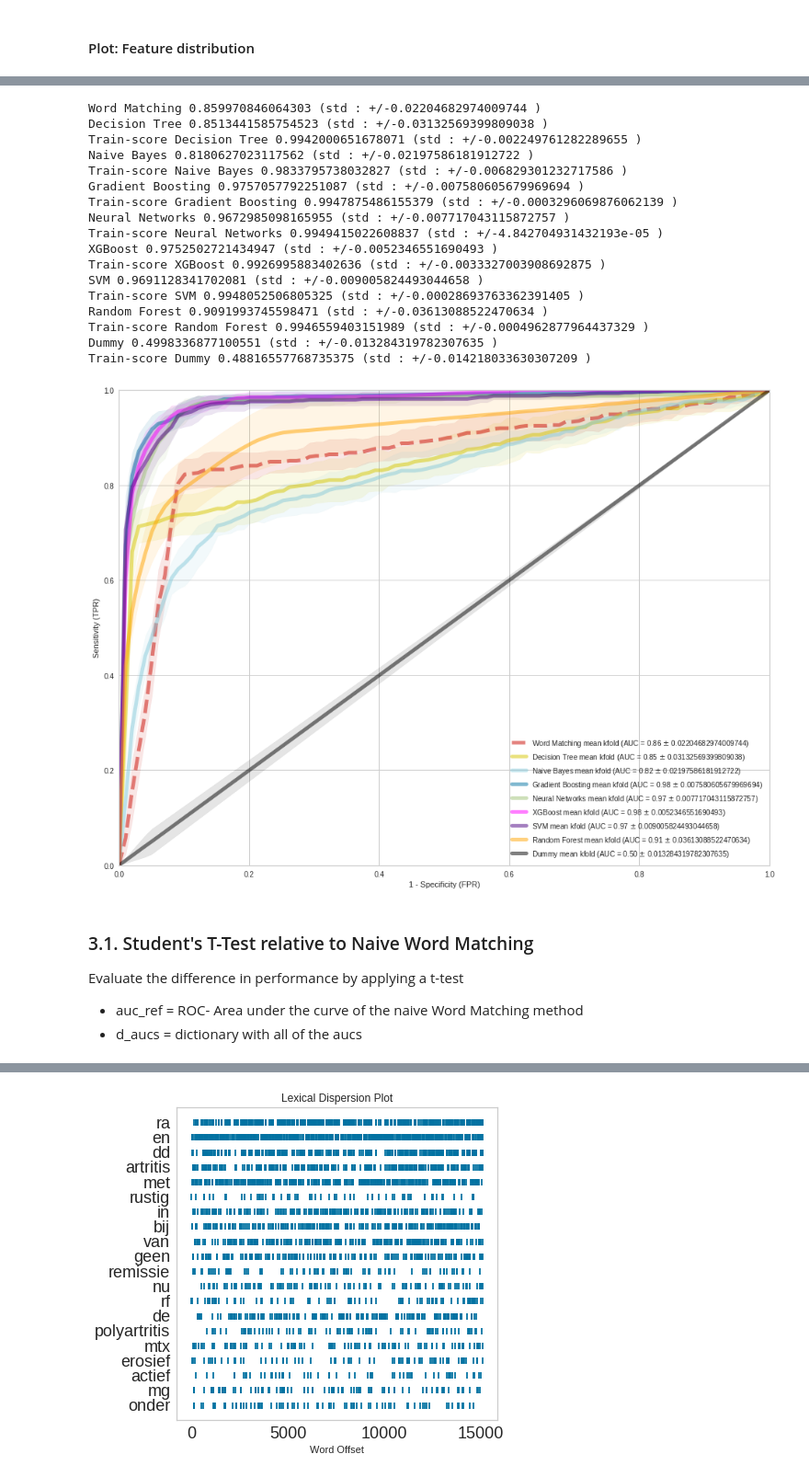
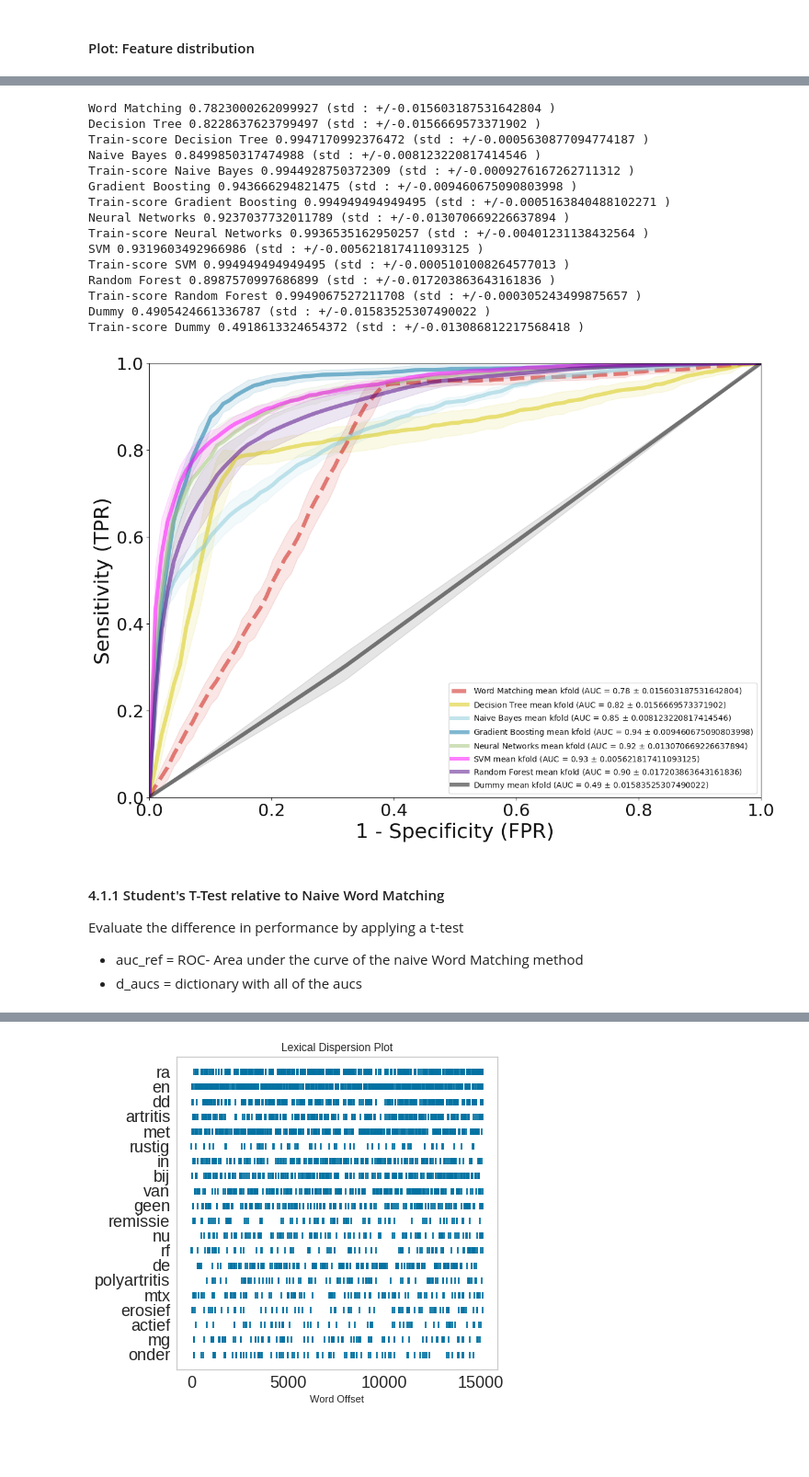
Before and after one commit to levrex/DiagnosisExtraction_ML, a Jupyter notebook: Notebook_Diagnosis_Extraction.ipynb, the cells around one changed output, grey strips where cells are left out. Shown at 92% size. Cells and saved outputs as stored; diff of their text form; code cells hidden in the pictures; blank space fills up the shorter version.

```diff
--- a/Notebook_Diagnosis_Extraction.ipynb
+++ b/Notebook_Diagnosis_Extraction.ipynb
@@ -55,4 +118,3 @@ Applying Natural Language Processing algorithms:
 # %%
-radiag_df = pd.read_csv(r'data/autocorrect_2000patientsrandom.csv', sep='|')
-radiag_df=radiag_df.fillna('')
-#radiag_df.head()
+radiag_df = pd.read_csv(r'data/autocorrect_emr.csv', sep='|')
+radiag_df[['XANTWOORD', 'Outcome']].head()
@@ -183,19 +217,15 @@ pipe_list = [
     Pipeline([('vect', TfidfVectorizer(ngram_range=(1, 3))),
                 ('clf', tree.DecisionTreeClassifier(random_state=SEED)),
             ]),
-    # XGB classifier 4
-    Pipeline([('vect', TfidfVectorizer(ngram_range=(1, 3))),
-                ('clf', XGBClassifier(random_state=SEED)), # learning_rate=0.1,n_estimators=100,
-            ]),
-    # SVM 5 - NuSVC probability
+    # SVM 4 - NuSVC probability
     Pipeline([('vect', TfidfVectorizer(ngram_range=(1, 3))),
                 ('clf', SGDClassifier(loss='log', random_state=SEED)),
             ]),
-    # Random Forest 6
+    # Random Forest 5
     Pipeline([('vect', TfidfVectorizer(ngram_range=(1, 3))),
                 ('clf', RandomForestClassifier(random_state=SEED)), # n_estimators=100, max_depth=2,
             ]),
-    # Dummy 7
+    # Dummy 6
     Pipeline([('vect', TfidfVectorizer(ngram_range=(1, 3))),
                 ('clf', DummyClassifier(random_state=SEED)),
             ]),
@@ -214,38 +247,55 @@ Visualize performance of the models in ROC curve
 
 - Note: the ROC curve of the decision tree estimator cant be assessed with the standard plotCrossValidationROC function, because it doesn't calculate the probabilities. Therefore, the function plotBinaryROC is utilized to estimate the decision tree ROC.
 # %%
-lbls = ['Naive Bayes', 'Gradient Boosting', 'Neural Networks', 'XGBoost', 'SVM', 'Random Forest', 'Dummy'] #
+import importlib
+import matplotlib.pylab as pylab
+importlib.reload(bc)
+import matplotlib as mpl
+mpl.style.use('default')
+
+
+lbls = ['Naive Bayes', 'Gradient Boosting', 'Neural Networks', 'SVM', 'Random Forest', 'Dummy']
 
 l_folds = bc.preset_CV10Folds(X)
-filtered_pipe = pipe_list[:3] + pipe_list[4:8] # exclude decision -> because it cant assess the probabilities!
-plt.rcParams.update({'font.size': 25})
-plt.figure(figsize=(16,12))
+filtered_pipe = pipe_list[:3] + pipe_list[4:7] # exclude decision -> because it cant assess the probabilities!
+params = {'legend.fontsize': 10,
+          'figure.figsize': (14,10),
+          'axes.grid': False,
+         'axes.labelsize': 26,
+         'axes.titlesize':'xx-small',
+         'xtick.labelsize':22,
+          'axes.labelcolor' : 'k',
+          'ytick.color' : 'k',
+          'xtick.color': 'k',
+        'font.weight':'regular',
+         'ytick.labelsize':22}
+pylab.rcParams.update(params)
+plt.figure()
 
 plt, ref_auc, auc_ref, fitted_wm = bc.plotCustomModelROC(WordMatching, X, y, l_folds, 'Word Matching', 'r', '--') # custom made roc
 plt, dt_auc, auc_dt, fitted_dt = bc.plotBinaryROC(pipe_list[3], 'Decision Tree', X, y, l_folds, 'y')
 plt, d_aucs, fitted_models = bc.plotCrossValidationROC(filtered_pipe,'ROC curve for different classification methods', lbls, X, y, l_folds, ref_auc)
+
 plt.savefig('figures/results/ROC_curve_all_methods.png', bbox_inches='tight')
 # %% [output]
-Word Matching 0.859970846064303 (std : +/-0.02204682974009744 )
-Decision Tree 0.8513441585754523 (std : +/-0.03132569399809038 )
-Train-score Decision Tree 0.9942000651678071 (std : +/-0.002249761282289655 )
-Naive Bayes 0.8180627023117562 (std : +/-0.02197586181912722 )
-Train-score Naive Bayes 0.9833795738032827 (std : +/-0.006829301232717586 )
-Gradient Boosting 0.9757057792251087 (std : +/-0.007580605679969694 )
-Train-score Gradient Boosting 0.9947875486155379 (std : +/-0.0003296069876062139 )
-Neural Networks 0.9672985098165955 (std : +/-0.007717043115872757 )
-Train-score Neural Networks 0.9949415022608837 (std : +/-4.842704931432193e-05 )
-XGBoost 0.9752502721434947 (std : +/-0.0052346551690493 )
-Train-score XGBoost 0.9926995883402636 (std : +/-0.0033327003908692875 )
-SVM 0.9691128341702081 (std : +/-0.009005824493044658 )
-Train-score SVM 0.9948052506805325 (std : +/-0.00028693763362391405 )
-Random Forest 0.9091993745598471 (std : +/-0.03613088522470634 )
-Train-score Random Forest 0.9946559403151989 (std : +/-0.0004962877964437329 )
-Dummy 0.4998336877100551 (std : +/-0.013284319782307635 )
-Train-score Dummy 0.48816557768735375 (std : +/-0.014218033630307209 )
+Word Matching 0.7823000262099927 (std : +/-0.015603187531642804 )
+Decision Tree 0.8228637623799497 (std : +/-0.0156669573371902 )
+Train-score Decision Tree 0.9947170992376472 (std : +/-0.0005630877094774187 )
+Naive Bayes 0.8499850317474988 (std : +/-0.008123220817414546 )
+Train-score Naive Bayes 0.9944928750372309 (std : +/-0.0009276167262711312 )
+Gradient Boosting 0.943666294821475 (std : +/-0.009460675090803998 )
+Train-score Gradient Boosting 0.994949494949495 (std : +/-0.0005163840488102271 )
+Neural Networks 0.9237037732011789 (std : +/-0.013070669226637894 )
+Train-score Neural Networks 0.9936535162950257 (std : +/-0.00401231138432564 )
+SVM 0.9319603492966986 (std : +/-0.005621817411093125 )
+Train-score SVM 0.994949494949495 (std : +/-0.0005101008264577013 )
+Random Forest 0.8987570997686899 (std : +/-0.017203863643161836 )
+Train-score Random Forest 0.9949067527211708 (std : +/-0.000305243499875657 )
+Dummy 0.4905424661336787 (std : +/-0.01583525307490022 )
+Train-score Dummy 0.4918613324654372 (std : +/-0.013086812217568418 )
-[figure, old version]
+[figure, new version]
 # %% [markdown]
-### 3.1. Student's T-Test relative to Naive Word Matching
+#### 4.1.1 Student's T-Test relative to Naive Word Matching
 Evaluate the difference in performance by applying a t-test
 
 - auc_ref = ROC- Area under the curve of the naive Word Matching method
```
Also changed, not shown: parts of 77 cells of this notebook, 22 other files.
